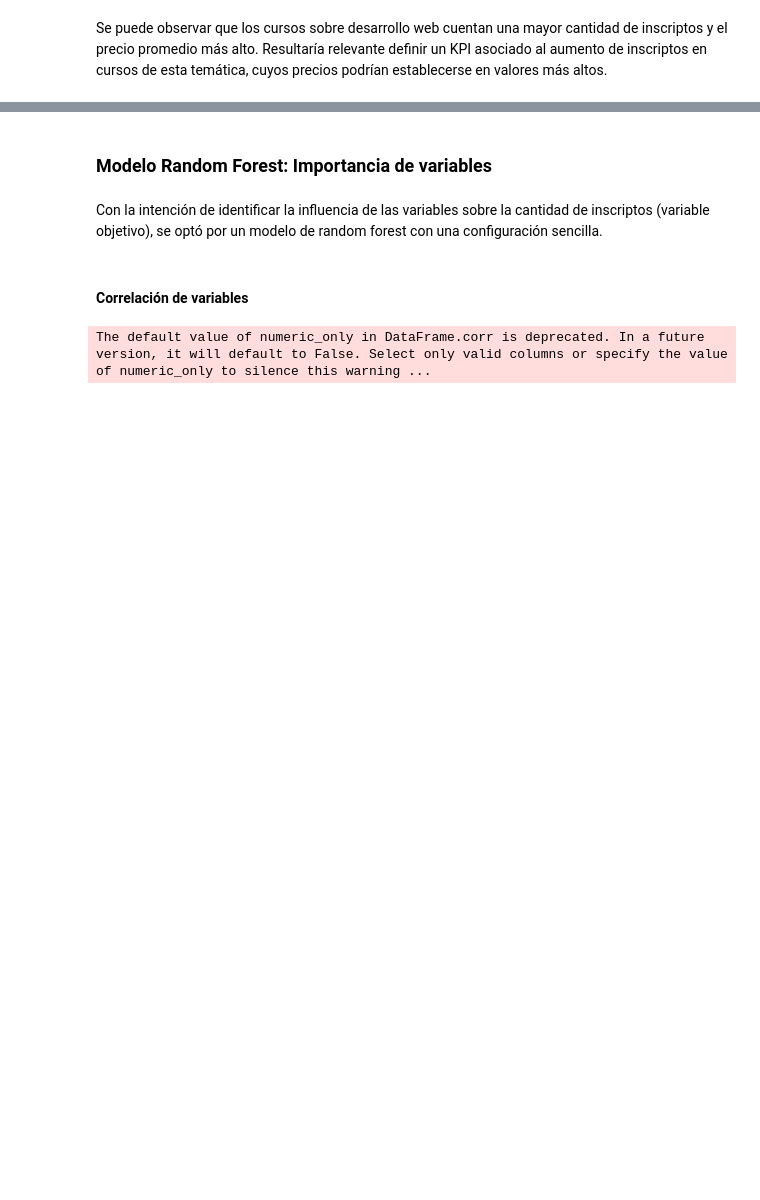
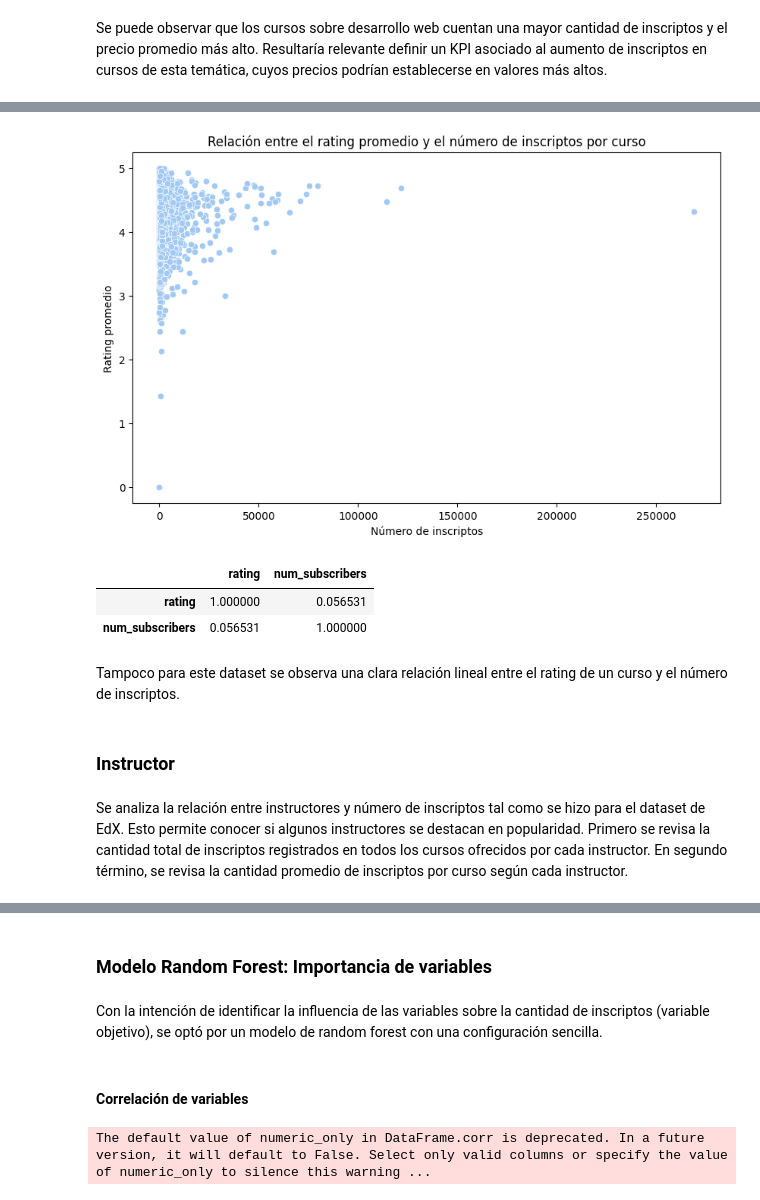
Before and after one commit to picassojp/Henry-PI-Data_Analytics, a Jupyter notebook: Henry_PI_DA.ipynb, the cells around one changed output, grey strips where cells are left out. Drawn from its saved outputs; the diff is of its cells as text; code cells hidden in the pictures; blank space fills up the shorter version.

```diff
--- a/Henry_PI_DA.ipynb
+++ b/Henry_PI_DA.ipynb
@@ -1170,0 +1243,28 @@ Se puede observar que los cursos sobre desarrollo web cuentan una mayor cantidad
+# %%
+# # Se agrupan los datos por 'course_id' y se calcula el rating promedio y el tamaño de cada grupo (como proxy de la cantidad de inscriptos)
+# dfcour_grouped = dfcour_v2.groupby('course_id').agg({'rating':'mean', 'name':'count'}).reset_index()
+
+# # se renombran las columnas para mayor claridad
+# dfcour_grouped = dfcour_grouped.rename(columns={'rating':'rating_promedio', 'name':'numero_inscriptos'})
+
+# Creamos un scatter plot
+plt.figure(figsize=(10, 6))
+sns.scatterplot(data=dfude, x='num_subscribers', y='rating')
+plt.title('Relación entre el rating promedio y el número de inscriptos por curso')
+plt.xlabel('Número de inscriptos')
+plt.ylabel('Rating promedio')
+plt.show()
+# %% [output]
+[figure, added]
+# %%
+dfude[['rating', 'num_subscribers']].corr() #se calcula la correlación entre las 2 variables
+# %% [output]
+|  | rating | num_subscribers |
+| rating | 1.000000 | 0.056531 |
+| num_subscribers | 0.056531 | 1.000000 |
+# %% [markdown]
+Tampoco para este dataset se observa una clara relación lineal entre el rating de un curso y el número de inscriptos.
+# %% [markdown]
+### Instructor
+# %% [markdown]
+Se analiza la relación entre instructores y número de inscriptos tal como se hizo para el dataset de EdX. Esto permite conocer si algunos instructores se destacan en popularidad. Primero se revisa la cantidad total de inscriptos registrados en todos los cursos ofrecidos por cada instructor. En segundo término, se revisa la cantidad promedio de inscriptos por curso según cada instructor.
```
Also changed, not shown: parts of 46 cells of this notebook, 1 other file.
